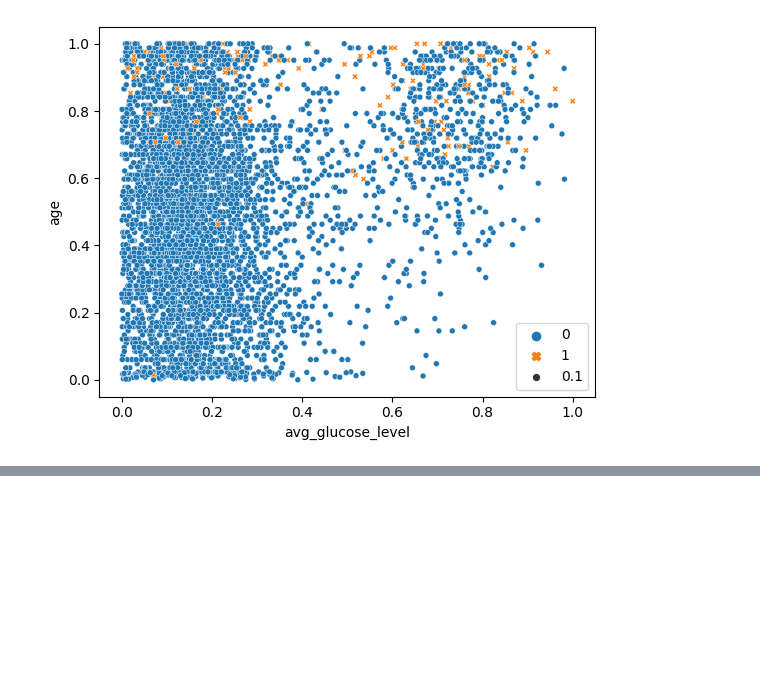
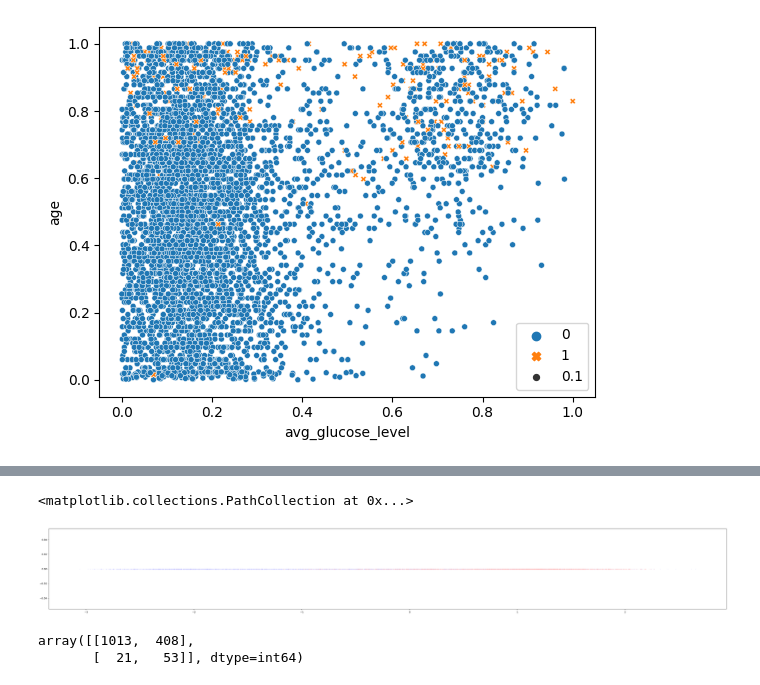
Before and after one commit to prakharguptaujjain/Brain-Stroke-Prediction, a Jupyter notebook: Brain_Stroke_Prediction.ipynb, the cells around one changed output, grey strips where cells are left out. Saved outputs shown, nothing was run; the diff lists cells and outputs as text; code cells hidden in the pictures; blank space fills up the shorter version.

```diff
--- a/Brain_Stroke_Prediction.ipynb
+++ b/Brain_Stroke_Prediction.ipynb
@@ -590,0 +650,4 @@ sns.scatterplot(data=df,x=df.columns[7],y=df.columns[1],hue=y,style=y,size=0.1)
+# %%
+classifier = LogisticRegressionCV(cv=5, random_state = 0, max_iter=1000)
+classifier.fit(X_train, y_train.ravel())
+y_pred = classifier.predict(X_test)
@@ -590,0 +670,19 @@ sns.scatterplot(data=df,x=df.columns[7],y=df.columns[1],hue=y,style=y,size=0.1)
+# %%
+
+lda=LDA(n_components=1)
+lda.fit(X_train,y_train)
+X_train_lda=lda.transform(X_train)
+plt.figure(figsize=(50,6))
+idx=np.where(y_train==0)[0]
+plt.scatter(X_train_lda[idx],np.zeros(len(idx)),c='b',s=0.1)
+idx=np.where(y_train==1)[0]
+plt.scatter(X_train_lda[idx],np.zeros(len(idx)),c='r',s=0.1)
+# %% [output]
+<matplotlib.collections.PathCollection at 0x...>
+[figure, added]
+# %%
+y_pred=lda.predict(X_test)
+confusion_matrix(y_test,y_pred)
+# %% [output]
+array([[1013,  408],
+       [  21,   53]], dtype=int64)
```
Also changed, not shown: parts of 15 cells of this notebook.
